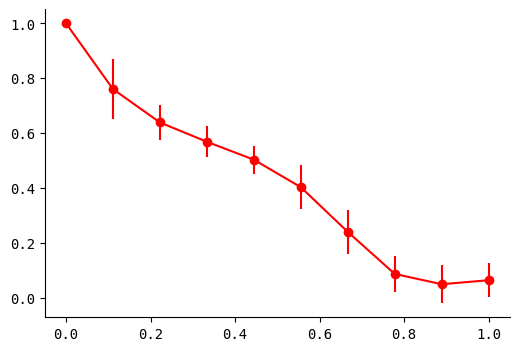
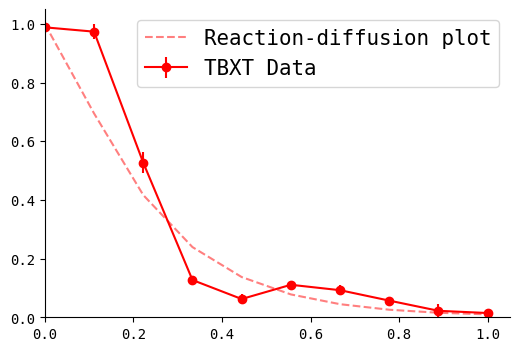
The notebook cell's code change between the first figure and the second:
--- before
+++ after
@@ -12,5 +12,5 @@
             fmt='o-',
             label="TBXT Data")
-ax.plot(x, intensities_R800, "--", color="Red", alpha=0.5, label="Reaction-diffusion plot")
+ax.plot(x, sim_conc, "--", color="Red", alpha=0.5, label="Reaction-diffusion plot")
 
 # ax.errorbar(data_x,

Commit: plot